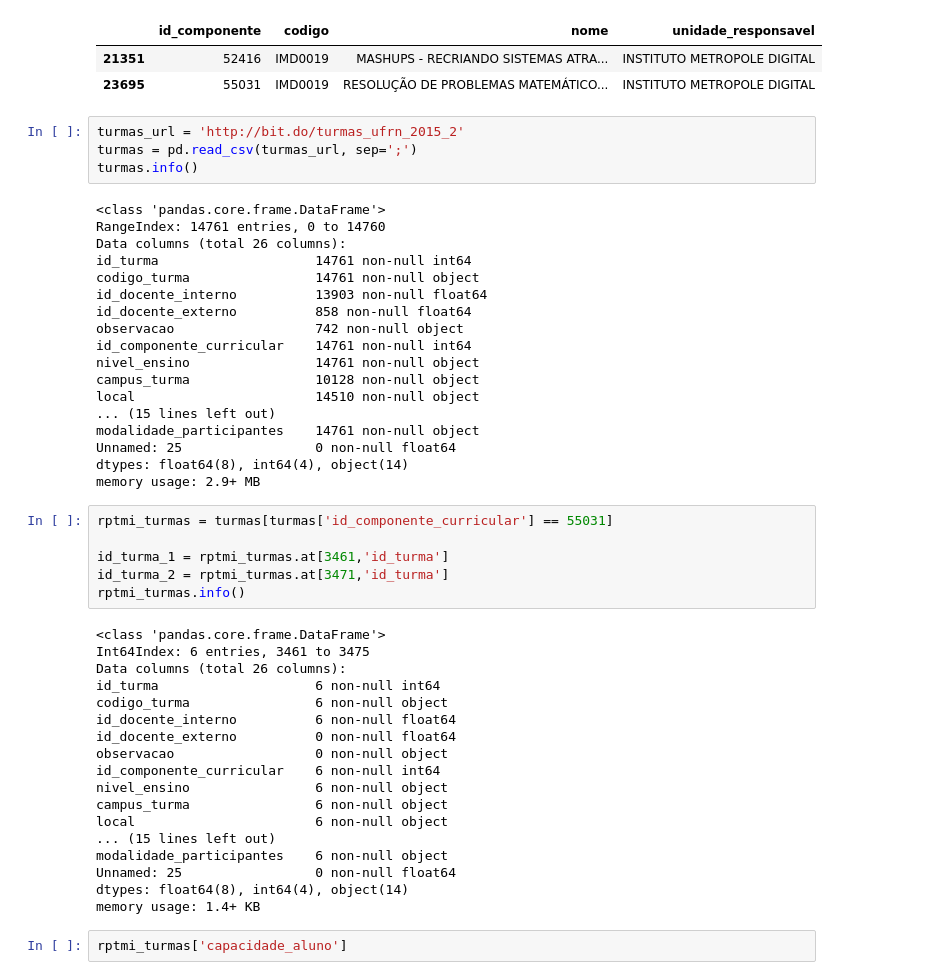
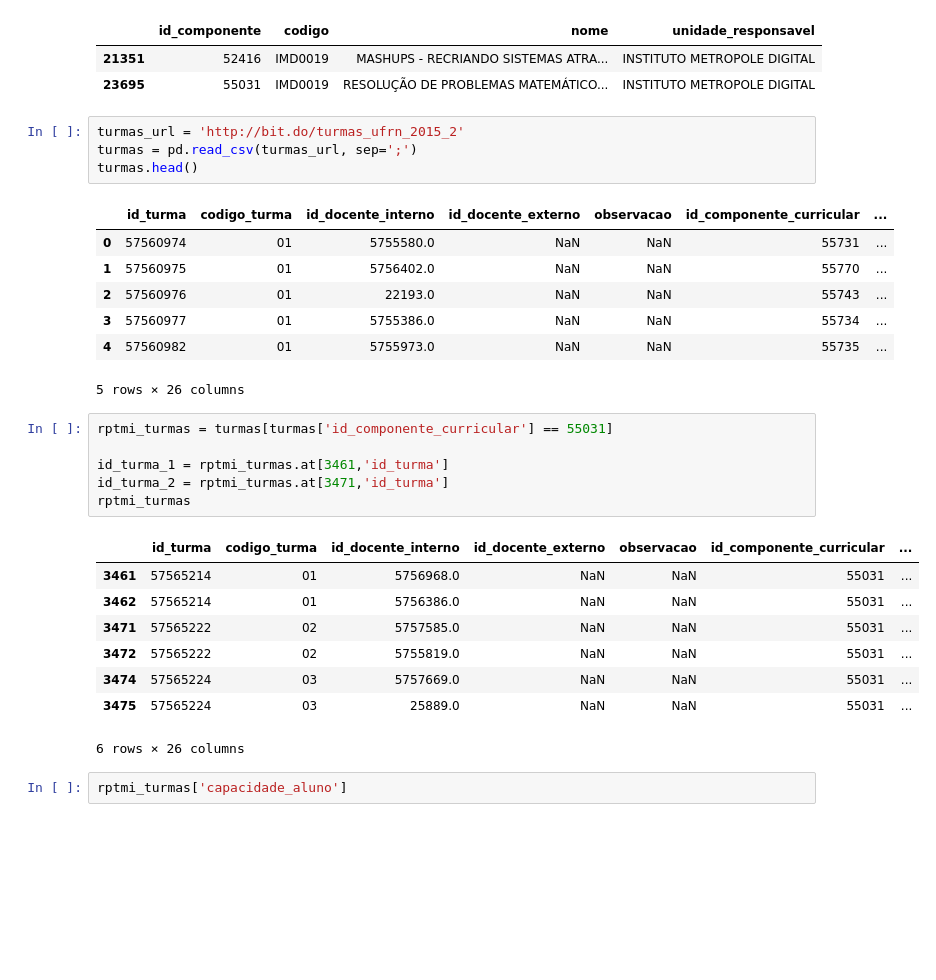
Before and after one commit to dantasl/probabilidade-analise, a Jupyter notebook: Discovery.ipynb, the cells around one changed output. Cells and saved outputs as stored; diff of their text form; blank space fills up the shorter version.

```diff
--- a/Discovery.ipynb
+++ b/Discovery.ipynb
@@ -31,49 +31,30 @@ disciplinas[disciplinas['codigo'] == 'IMD0019']
 # %%
 turmas_url = 'http://bit.do/turmas_ufrn_2015_2'
 turmas = pd.read_csv(turmas_url, sep=';')
-turmas.info()
+turmas.head()
 # %% [output]
+|  | id_turma | codigo_turma | id_docente_interno | id_docente_externo | observacao | id_componente_curricular | ... |
+| 0 | 57560974 | 01 | 5755580.0 | NaN | NaN | 55731 | ... |
+| 1 | 57560975 | 01 | 5756402.0 | NaN | NaN | 55770 | ... |
+| 2 | 57560976 | 01 | 22193.0 | NaN | NaN | 55743 | ... |
+| 3 | 57560977 | 01 | 5755386.0 | NaN | NaN | 55734 | ... |
+| 4 | 57560982 | 01 | 5755973.0 | NaN | NaN | 55735 | ... |
-<class 'pandas.core.frame.DataFrame'>
-RangeIndex: 14761 entries, 0 to 14760
-Data columns (total 26 columns):
-id_turma                    14761 non-null int64
-codigo_turma                14761 non-null object
-id_docente_interno          13903 non-null float64
-id_docente_externo          858 non-null float64
-observacao                  742 non-null object
-id_componente_curricular    14761 non-null int64
-nivel_ensino                14761 non-null object
-campus_turma                10128 non-null object
-local                       14510 non-null object
-... (15 lines left out)
-modalidade_participantes    14761 non-null object
-Unnamed: 25                 0 non-null float64
-dtypes: float64(8), int64(4), object(14)
-memory usage: 2.9+ MB
+5 rows × 26 columns
 # %%
 rptmi_turmas = turmas[turmas['id_componente_curricular'] == 55031]
 
 id_turma_1 = rptmi_turmas.at[3461,'id_turma']
 id_turma_2 = rptmi_turmas.at[3471,'id_turma']
-rptmi_turmas.info()
+rptmi_turmas
 # %% [output]
+|  | id_turma | codigo_turma | id_docente_interno | id_docente_externo | observacao | id_componente_curricular | ... |
+| 3461 | 57565214 | 01 | 5756968.0 | NaN | NaN | 55031 | ... |
+| 3462 | 57565214 | 01 | 5756386.0 | NaN | NaN | 55031 | ... |
+| 3471 | 57565222 | 02 | 5757585.0 | NaN | NaN | 55031 | ... |
+| 3472 | 57565222 | 02 | 5755819.0 | NaN | NaN | 55031 | ... |
+| 3474 | 57565224 | 03 | 5757669.0 | NaN | NaN | 55031 | ... |
+| 3475 | 57565224 | 03 | 25889.0 | NaN | NaN | 55031 | ... |
-<class 'pandas.core.frame.DataFrame'>
-Int64Index: 6 entries, 3461 to 3475
-Data columns (total 26 columns):
-id_turma                    6 non-null int64
-codigo_turma                6 non-null object
-id_docente_interno          6 non-null float64
-id_docente_externo          0 non-null float64
-observacao                  0 non-null object
-id_componente_curricular    6 non-null int64
-nivel_ensino                6 non-null object
-campus_turma                6 non-null object
-local                       6 non-null object
-... (15 lines left out)
-modalidade_participantes    6 non-null object
-Unnamed: 25                 0 non-null float64
-dtypes: float64(8), int64(4), object(14)
-memory usage: 1.4+ KB
+6 rows × 26 columns
 # %%
 rptmi_turmas['capacidade_aluno']
 # %% [output]
```
Also changed, not shown: parts of 4 cells of this notebook.
